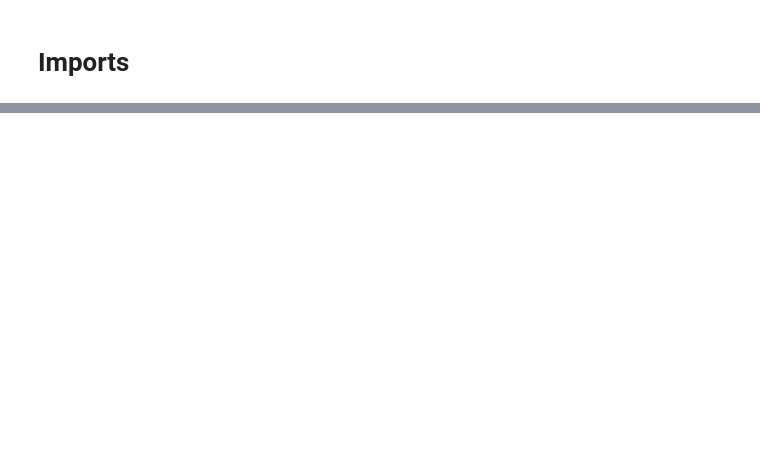
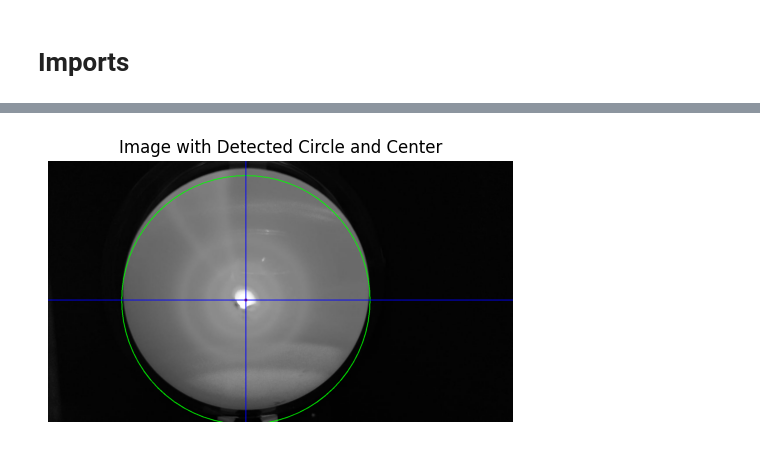
Before and after one commit to MrIsCM/Solid_State_Physics, a Jupyter notebook: Electron_Difrraction/main.ipynb, the cells around one changed output, grey strips where cells are left out. Cells and saved outputs as stored; diff of their text form; code cells hidden in the pictures; blank space fills up the shorter version.

Commit message:
Analyse pixel intensity over a line

```diff
--- a/Electron_Difrraction/main.ipynb
+++ b/Electron_Difrraction/main.ipynb
@@ -38,0 +53,8 @@ error: OpenCV(4.10.0) D:\a\opencv-python\opencv-python\opencv\modules\imgproc\sr
+# %%
+minDist = 100
+param1 = 50
+param2 = 30
+minRadius = 0
+maxRadius = 0
+
+circles = cv2.HoughCircles(blurred, cv2.HOUGH_GRADIENT, 1, minDist=minDist, param1=param1, param2=param2, minRadius=minRadius, maxRadius=maxRadius)
@@ -38,0 +133,87 @@ error: OpenCV(4.10.0) D:\a\opencv-python\opencv-python\opencv\modules\imgproc\sr
+# %%
+image = cv2.imread(image_path, cv2.IMREAD_GRAYSCALE)  # Load as grayscale
+
+# Check if image was loaded
+if image is None:
+    print(f"Error: Could not load image at {image_path}")
+else:
+    # Blur the image slightly to reduce noise and help with bright spot
+    blurred_image = cv2.GaussianBlur(image, (9, 9), 2)
+
+    # Apply Hough Circle Transform to detect the main circle (lamp edge)
+    circles = cv2.HoughCircles(blurred_image, cv2.HOUGH_GRADIENT, dp=1.5, minDist=100,
+                               param1=50, param2=30, minRadius=300, maxRadius=500)
+
+    if circles is not None:
+        circles = np.uint16(np.around(circles))
+        center_x, center_y, radius = circles[0, 0]  # Get the first detected circle's center and radius
+        center_y = center_y + 50
+
+        # Mask the central bright spot (if it's smaller than the radius of the detected lamp edge)
+        mask = np.zeros_like(image)
+        cv2.circle(mask, (center_x, center_y), int(0.1 * radius), 255, thickness=-1)  # Mask a portion of the bright spot
+        masked_image = cv2.bitwise_and(image, image, mask=cv2.bitwise_not(mask))
+
+        # Draw the detected circle and its center
+        image_with_circle = cv2.cvtColor(image, cv2.COLOR_GRAY2BGR)
+        cv2.circle(image_with_circle, (center_x, center_y), radius, (0, 255, 0), 2)  # Lamp edge (green)
+        cv2.circle(image_with_circle, (center_x, center_y), 5, (0, 0, 255), -1)  # Center (red)
+
+        # Draw horizontal and vertical lines through the detected center
+        cv2.line(image_with_circle, (0, center_y), (image.shape[1], center_y), (255, 0, 0), 2)  # Horizontal line (blue)
+        cv2.line(image_with_circle, (center_x, 0), (center_x, image.shape[0]), (255, 0, 0), 2)  # Vertical line (blue)
+
+        # Show the image with the detected circle and lines drawn
+        plt.figure(figsize=(6, 6))
+        plt.imshow(cv2.cvtColor(image_with_circle, cv2.COLOR_BGR2RGB))
+        plt.title("Image with Detected Circle and Center")
+        plt.axis('off')
+        plt.show()
+
+        # Extract intensity along the masked horizontal and vertical lines
+        horizontal_line = masked_image[center_y, :]  # All pixels in the row at the detected center
+        vertical_line = masked_image[:, center_x]    # All pixels in the column at the detected center
+
+        # Plot the pixel intensities along the horizontal and vertical lines
+        plt.figure(figsize=(10, 5))
+
+        plt.subplot(1, 2, 1)
+        plt.plot(horizontal_line)
+        plt.title("Intensity Along Horizontal Line (Masked)")
+        plt.xlabel("Pixel Position")
+        plt.ylabel("Intensity")
+
+        plt.subplot(1, 2, 2)
+        plt.plot(vertical_line)
+        plt.title("Intensity Along Vertical Line (Masked)")
+        plt.xlabel("Pixel Position")
+        plt.ylabel("Intensity")
+
+        plt.show()
+
+        # Compute intensity differences (for detecting jumps)
+        horizontal_diff = np.diff(horizontal_line)
+        vertical_diff = np.diff(vertical_line)
+
+        # Detect peaks in intensity differences (intensity jumps)
+        horizontal_jumps = np.where(np.abs(horizontal_diff) > np.percentile(np.abs(horizontal_diff), 95))[0]
+        vertical_jumps = np.where(np.abs(vertical_diff) > np.percentile(np.abs(vertical_diff), 95))[0]
+
+        # Calculate radii based on pixel distances from the detected center
+        horizontal_radii = np.abs(horizontal_jumps - center_x)
+        vertical_radii = np.abs(vertical_jumps - center_y)
+
+        # Convert pixel distances to real distances (using your pixel-to-cm conversion factor)
+        pixel_to_cm = 0.01  # Example: replace with your actual value
+        horizontal_radii_cm = horizontal_radii * pixel_to_cm
+        vertical_radii_cm = vertical_radii * pixel_to_cm
+
+        print(f"Horizontal Radii (pixels): {horizontal_radii}")
+        print(f"Vertical Radii (pixels): {vertical_radii}")
+        print(f"Horizontal Radii (cm): {horizontal_radii_cm}")
+        print(f"Vertical Radii (cm): {vertical_radii_cm}")
+
+    else:
+        print("No circles detected. Please check the image or try adjusting parameters.")
+# %% [output]
+[figure, added]
```
Also changed, not shown: parts of 13 cells of this notebook.
